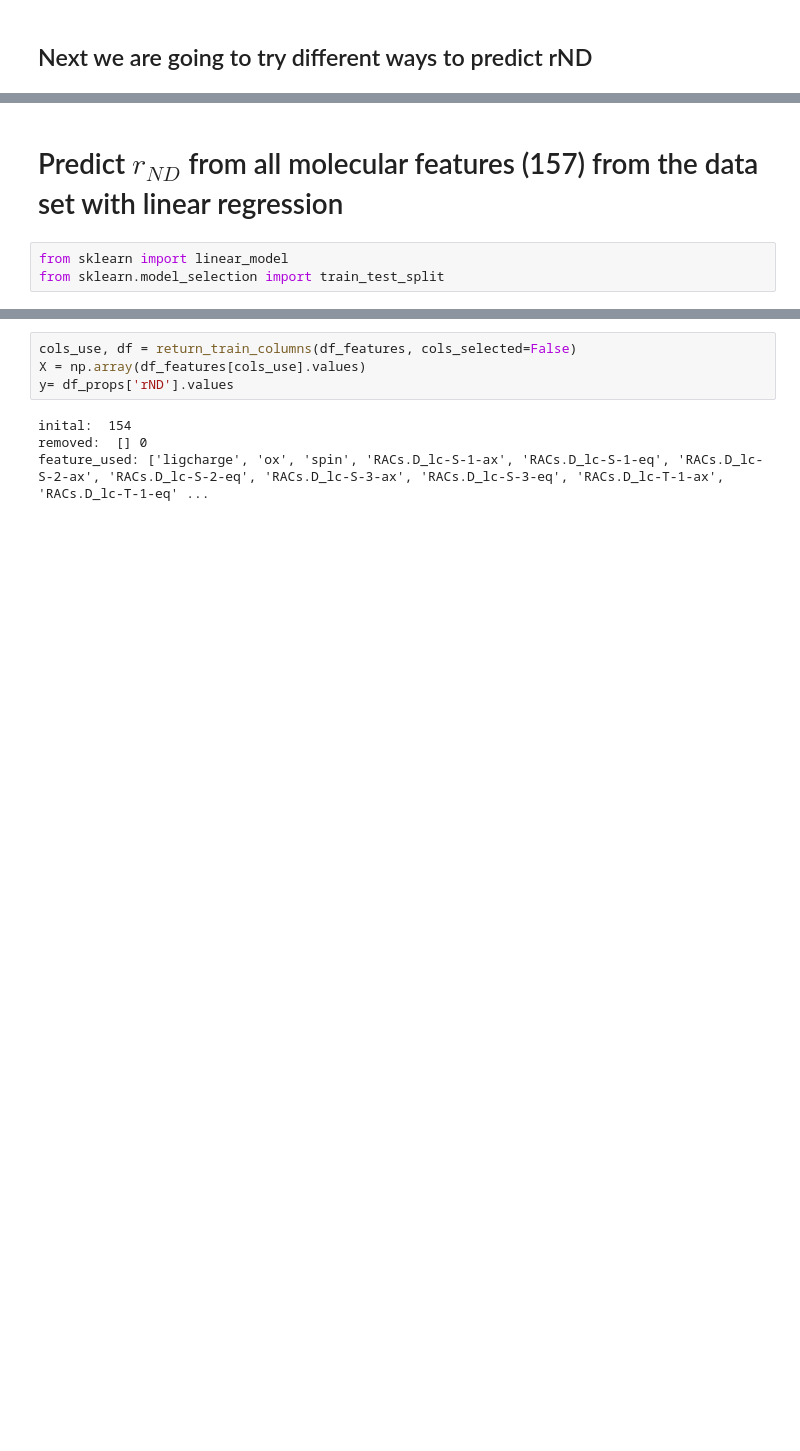
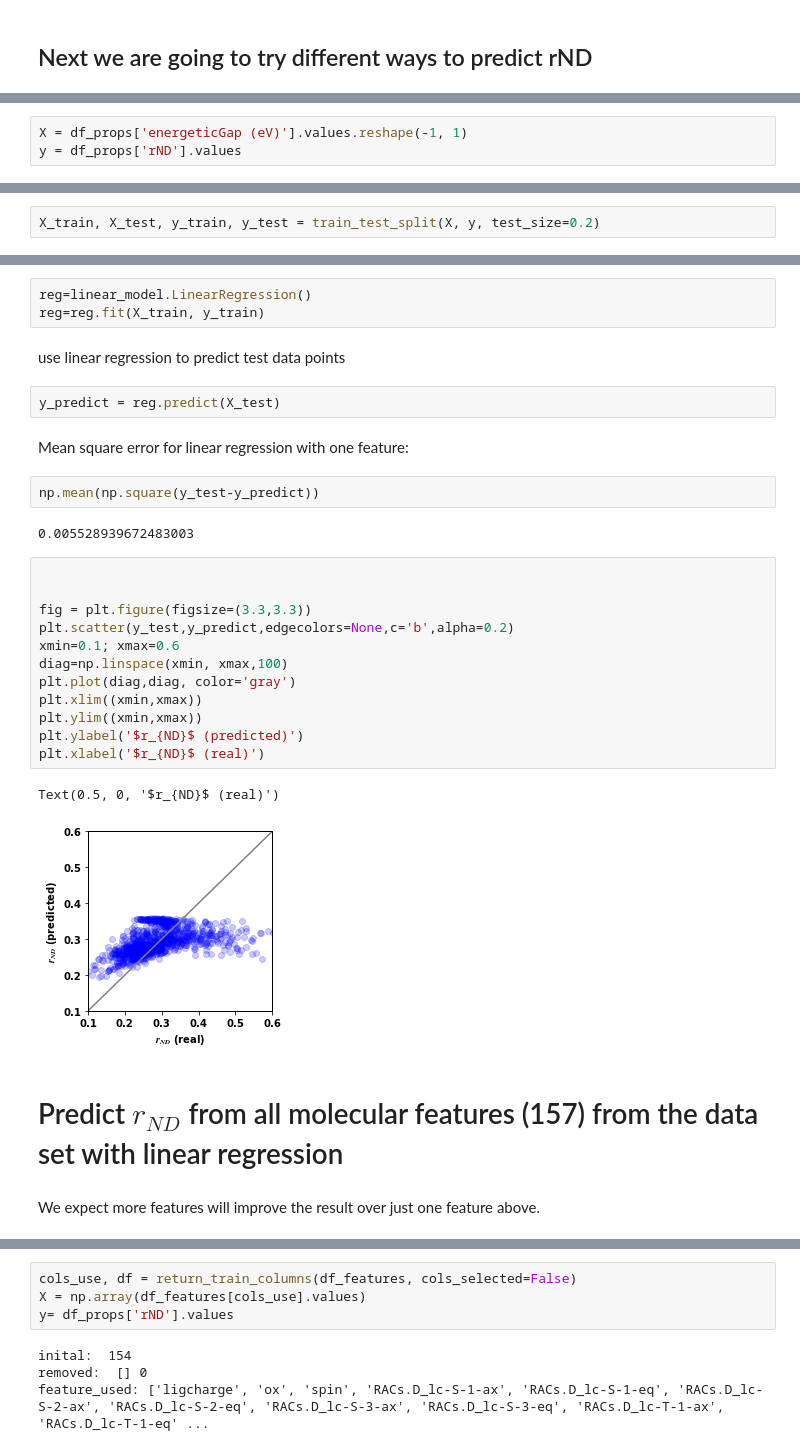
Before and after one commit to Liu-group/MLbook, a Jupyter notebook: JupyterNotebook/case_study.ipynb, the cells around one changed output, grey strips where cells are left out. Drawn from its saved outputs; the diff is of its cells as text; blank space fills up the shorter version.

```diff
--- a/JupyterNotebook/case_study.ipynb
+++ b/JupyterNotebook/case_study.ipynb
@@ -174,0 +134,3 @@ Text(0.5, 0, 'gap (eV)')
+# %%
+X = df_props['energeticGap (eV)'].values.reshape(-1, 1)
+y = df_props['rND'].values
@@ -174,0 +139,2 @@ Text(0.5, 0, 'gap (eV)')
+# %%
+X_train, X_test, y_train, y_test = train_test_split(X, y, test_size=0.2)
@@ -175,5 +143,32 @@ Text(0.5, 0, 'gap (eV)')
+# %%
+reg=linear_model.LinearRegression()
+reg=reg.fit(X_train, y_train)
+# %% [markdown]
+use linear regression to predict test data points
+# %%
+y_predict = reg.predict(X_test)
+# %% [markdown]
+Mean square error for linear regression with one feature:
+# %%
+np.mean(np.square(y_test-y_predict))
+# %% [output]
+0.005528939672483003
+# %%
+
+
+fig = plt.figure(figsize=(3.3,3.3))
+plt.scatter(y_test,y_predict,edgecolors=None,c='b',alpha=0.2)
+xmin=0.1; xmax=0.6
+diag=np.linspace(xmin, xmax,100)
+plt.plot(diag,diag, color='gray')
+plt.xlim((xmin,xmax))
+plt.ylim((xmin,xmax))
+plt.ylabel('$r_{ND}$ (predicted)')
+plt.xlabel('$r_{ND}$ (real)')
+# %% [output]
+Text(0.5, 0, '$r_{ND}$ (real)')
+[figure, added]
 # %% [markdown]
 # Predict $r_{ND}$ from all molecular features (157) from the data set with linear regression
-# %%
-from sklearn import linear_model
-from sklearn.model_selection import train_test_split
+# %% [markdown]
+We expect more features will improve the result over just one feature above.
```
Also changed, not shown: parts of 31 cells of this notebook.
